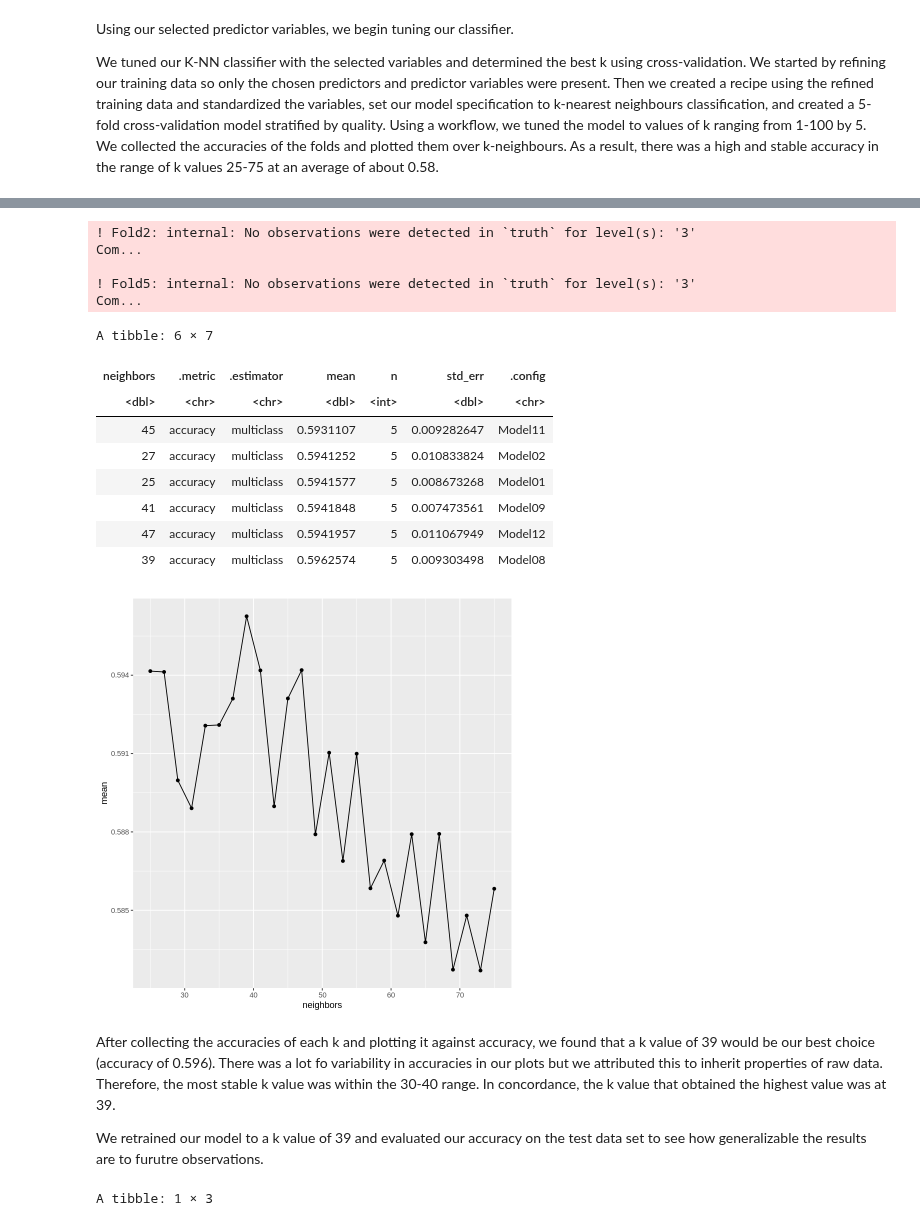
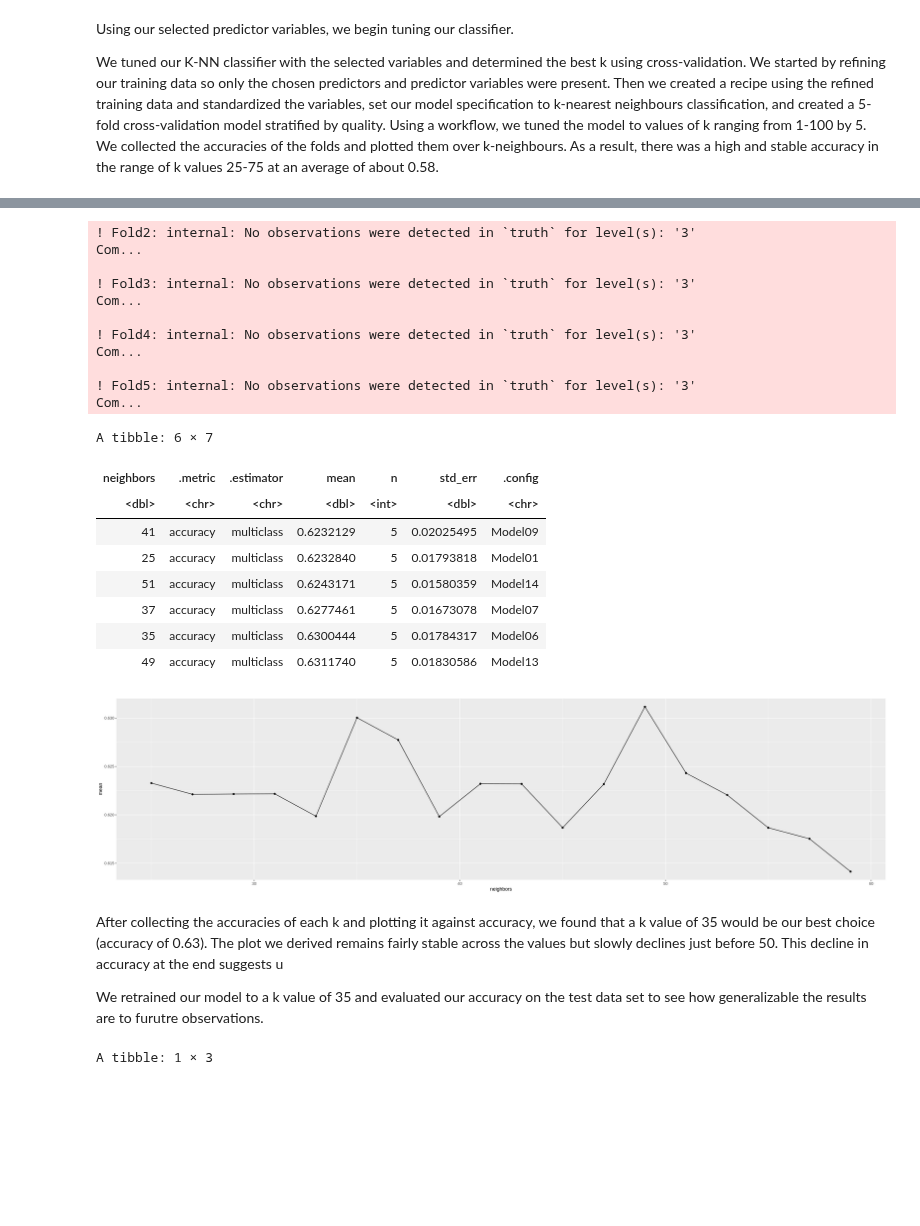
Before and after one commit to jon-chow/DSCI100-WineQualityAnalysis, a Jupyter notebook: FinalReport.ipynb, the cells around one changed output, grey strips where cells are left out. Cells and saved outputs as stored; diff of their text form; code cells hidden in the pictures; blank space fills up the shorter version.

Commit message:
new data

```diff
--- a/FinalReport.ipynb
+++ b/FinalReport.ipynb
@@ -408,7 +409,7 @@ set.seed(7)
 
 # selecting only relevant predictor variables
 predictor_train_data <- train_data %>%
-                        select(c(quality, alcohol, volatile_acidity, sulphates, total_so2))
+                        select(c(quality, alcohol, volatile_acidity, sulphates, total_so2, chlorides, volatile_acidity))
 
 # recipe specifying the use of all predictor variables on predicting quality
 recipe <- recipe(quality ~., data = predictor_train_data) %>%
@@ -452,42 +459,48 @@ We retried tuning the model for values of k ranging from 25-75 by 2. We plotted
 # %%
 set.seed(7)
 
 # new range of k values being tested
-k_vals_2 <- tibble(neighbors = seq(25,75,2))
+k_vals_2 <- tibble(neighbors = seq(25,60,2))
 
 # tuning the model in a workflow
 train_fit_2 <- workflow() %>%
                 add_recipe(recipe) %>%
                 add_model(model) %>%
                 tune_grid(resamples = vfold, grid = k_vals_2) %>%
                 collect_metrics() %>%
                 filter(.metric == "accuracy") %>%
                 arrange(mean)
 
 k_plot_2 <- ggplot(train_fit_2, aes(x=neighbors, y=mean)) + geom_point() + geom_line()
 k_plot_2
 
 tail(train_fit_2)
 # %% [output]
 ! Fold2: internal: No observations were detected in `truth` for level(s): '3'
+Com...
+
+! Fold3: internal: No observations were detected in `truth` for level(s): '3'
+Com...
+
+! Fold4: internal: No observations were detected in `truth` for level(s): '3'
 Com...
 
 ! Fold5: internal: No observations were detected in `truth` for level(s): '3'
 Com...
 A tibble: 6 × 7
 | neighbors | .metric | .estimator | mean | n | std_err | .config |
 | <dbl> | <chr> | <chr> | <dbl> | <int> | <dbl> | <chr> |
-| 45 | accuracy | multiclass | 0.5931107 | 5 | 0.009282647 | Model11 |
-| 27 | accuracy | multiclass | 0.5941252 | 5 | 0.010833824 | Model02 |
-| 25 | accuracy | multiclass | 0.5941577 | 5 | 0.008673268 | Model01 |
-| 41 | accuracy | multiclass | 0.5941848 | 5 | 0.007473561 | Model09 |
-| 47 | accuracy | multiclass | 0.5941957 | 5 | 0.011067949 | Model12 |
-| 39 | accuracy | multiclass | 0.5962574 | 5 | 0.009303498 | Model08 |
+| 41 | accuracy | multiclass | 0.6232129 | 5 | 0.02025495 | Model09 |
+| 25 | accuracy | multiclass | 0.6232840 | 5 | 0.01793818 | Model01 |
+| 51 | accuracy | multiclass | 0.6243171 | 5 | 0.01580359 | Model14 |
+| 37 | accuracy | multiclass | 0.6277461 | 5 | 0.01673078 | Model07 |
+| 35 | accuracy | multiclass | 0.6300444 | 5 | 0.01784317 | Model06 |
+| 49 | accuracy | multiclass | 0.6311740 | 5 | 0.01830586 | Model13 |
-[figure, old version]
+[figure, new version]
 # %% [markdown]
-After collecting the accuracies of each k and plotting it against accuracy, we found that a k value of 39 would be our best choice (accuracy of 0.596). There was a lot fo variability in accuracies in our plots but we attributed this to inherit properties of raw data. Therefore, the most stable k value was within the 30-40 range. In concordance, the k value that obtained the highest value was at 39.
+After collecting the accuracies of each k and plotting it against accuracy, we found that a k value of 35 would be our best choice (accuracy of 0.63). The plot we derived remains fairly stable across the values but slowly declines just before 50. This decline in accuracy at the end suggests u
 
-We retrained our model to a k value of 39 and evaluated our accuracy on the test data set to see how generalizable the results are to furutre observations.
+We retrained our model to a k value of 35 and evaluated our accuracy on the test data set to see how generalizable the results are to furutre observations.
 # %%
 # selecting only relevant predictor variables
 predictor_train_data <- train_data %>%
```
Also changed, not shown: parts of 4 cells of this notebook.
